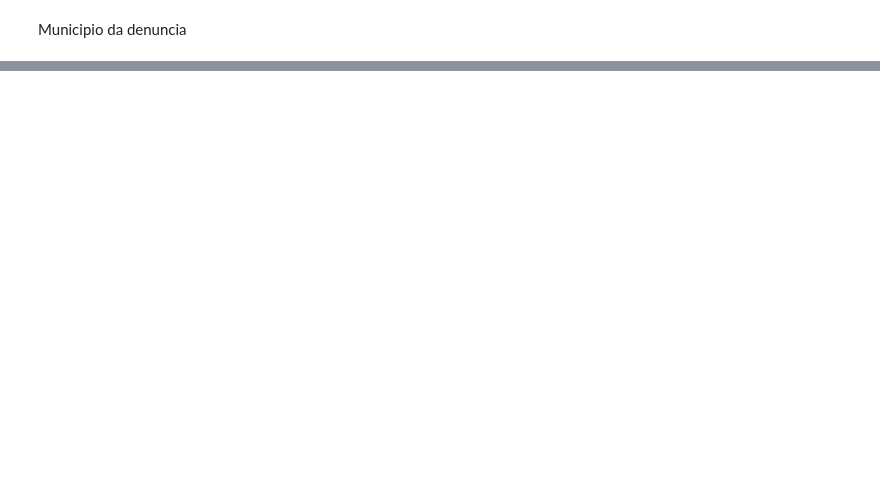
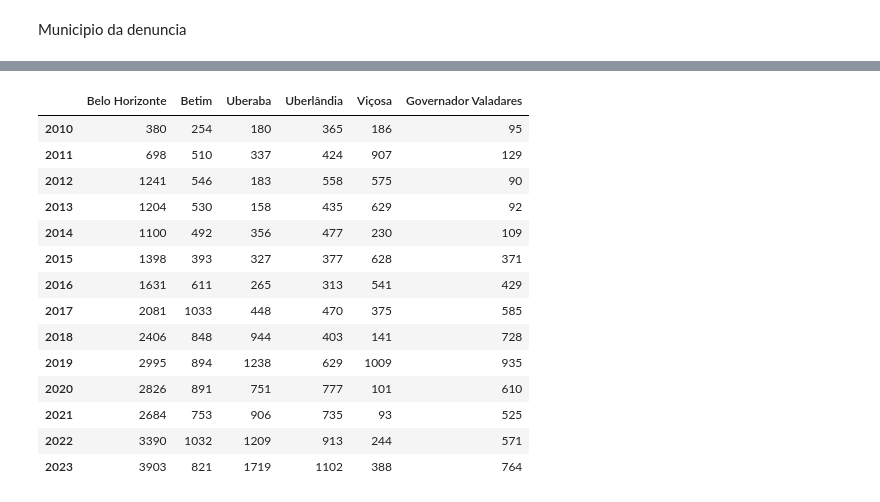
Before and after one commit to AlexeiAltamira/Portfolio, a Jupyter notebook: Violencia_contra_mulher.ipynb, the cells around one changed output, grey strips where cells are left out. Saved outputs shown, nothing was run; the diff lists cells and outputs as text; code cells hidden in the pictures; blank space fills up the shorter version.

```diff
--- a/Violencia_contra_mulher.ipynb
+++ b/Violencia_contra_mulher.ipynb
@@ -387,0 +319,19 @@ plt.show()
+# %%
+# Dataframe com a evolução de número de casos, dos 6 municípios que mais tem casos
+municipios
+# %% [output]
+|  | Belo Horizonte | Betim | Uberaba | Uberlândia | Viçosa | Governador Valadares |
+| 2010 | 380 | 254 | 180 | 365 | 186 | 95 |
+| 2011 | 698 | 510 | 337 | 424 | 907 | 129 |
+| 2012 | 1241 | 546 | 183 | 558 | 575 | 90 |
+| 2013 | 1204 | 530 | 158 | 435 | 629 | 92 |
+| 2014 | 1100 | 492 | 356 | 477 | 230 | 109 |
+| 2015 | 1398 | 393 | 327 | 377 | 628 | 371 |
+| 2016 | 1631 | 611 | 265 | 313 | 541 | 429 |
+| 2017 | 2081 | 1033 | 448 | 470 | 375 | 585 |
+| 2018 | 2406 | 848 | 944 | 403 | 141 | 728 |
+| 2019 | 2995 | 894 | 1238 | 629 | 1009 | 935 |
+| 2020 | 2826 | 891 | 751 | 777 | 101 | 610 |
+| 2021 | 2684 | 753 | 906 | 735 | 93 | 525 |
+| 2022 | 3390 | 1032 | 1209 | 913 | 244 | 571 |
+| 2023 | 3903 | 821 | 1719 | 1102 | 388 | 764 |
```
Also changed, not shown: parts of 10 cells of this notebook.
